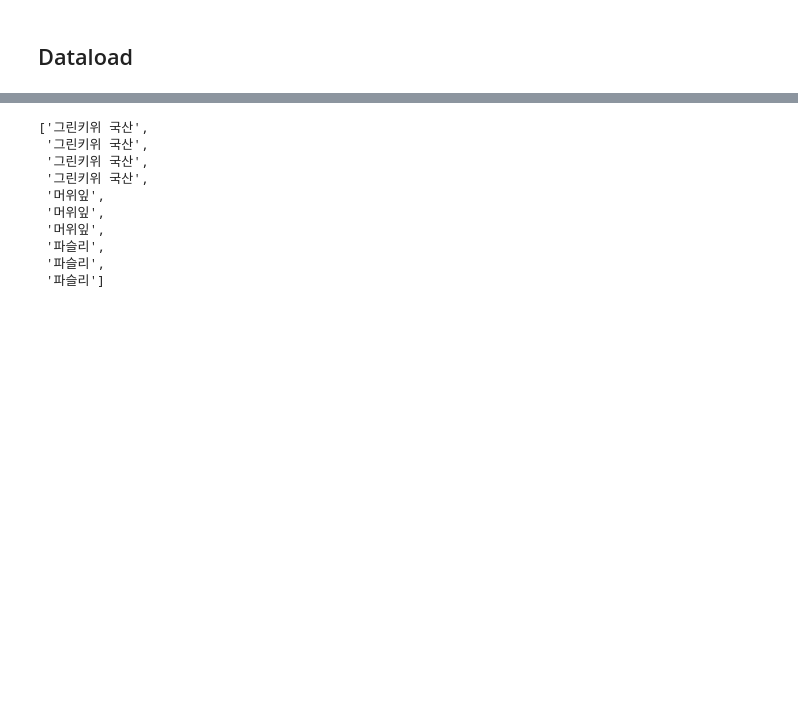
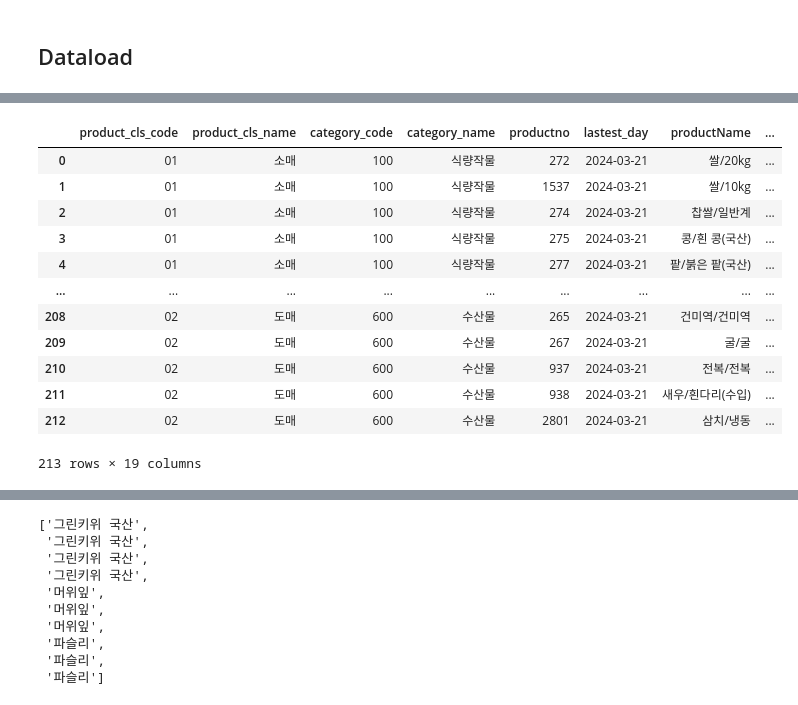
Before and after one commit to KangHoJ/sijang_project, a Jupyter notebook: pratice/model.ipynb, the cells around one changed output, grey strips where cells are left out. Drawn from its saved outputs; the diff is of its cells as text; code cells hidden in the pictures; blank space fills up the shorter version.

```diff
--- a/pratice/model.ipynb
+++ b/pratice/model.ipynb
@@ -41,0 +84,16 @@ df
+# %%
+basic_datas
+# %% [output]
+|  | product_cls_code | product_cls_name | category_code | category_name | productno | lastest_day | productName | ... |
+| 0 | 01 | 소매 | 100 | 식량작물 | 272 | 2024-03-21 | 쌀/20kg | ... |
+| 1 | 01 | 소매 | 100 | 식량작물 | 1537 | 2024-03-21 | 쌀/10kg | ... |
+| 2 | 01 | 소매 | 100 | 식량작물 | 274 | 2024-03-21 | 찹쌀/일반계 | ... |
+| 3 | 01 | 소매 | 100 | 식량작물 | 275 | 2024-03-21 | 콩/흰 콩(국산) | ... |
+| 4 | 01 | 소매 | 100 | 식량작물 | 277 | 2024-03-21 | 팥/붉은 팥(국산) | ... |
+| ... | ... | ... | ... | ... | ... | ... | ... | ... |
+| 208 | 02 | 도매 | 600 | 수산물 | 265 | 2024-03-21 | 건미역/건미역 | ... |
+| 209 | 02 | 도매 | 600 | 수산물 | 267 | 2024-03-21 | 굴/굴 | ... |
+| 210 | 02 | 도매 | 600 | 수산물 | 937 | 2024-03-21 | 전복/전복 | ... |
+| 211 | 02 | 도매 | 600 | 수산물 | 938 | 2024-03-21 | 새우/흰다리(수입) | ... |
+| 212 | 02 | 도매 | 600 | 수산물 | 2801 | 2024-03-21 | 삼치/냉동 | ... |
+213 rows × 19 columns
```
Also changed, not shown: parts of 9 cells of this notebook, 7 other files.
